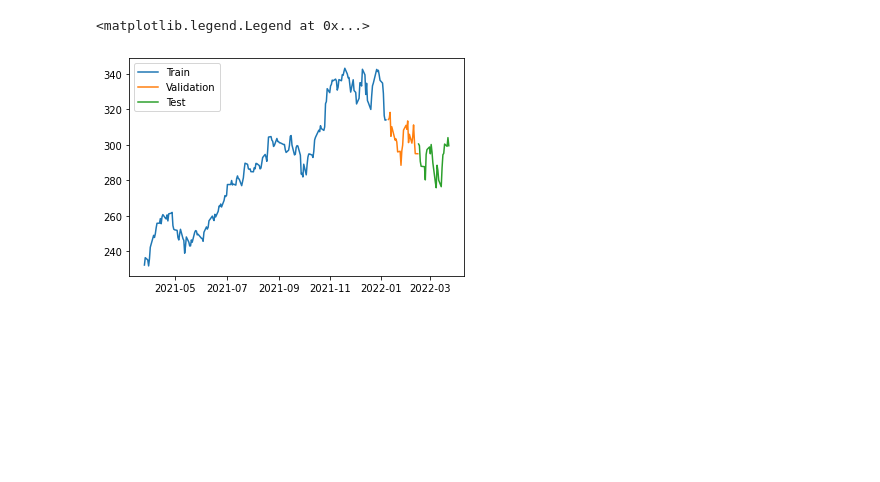
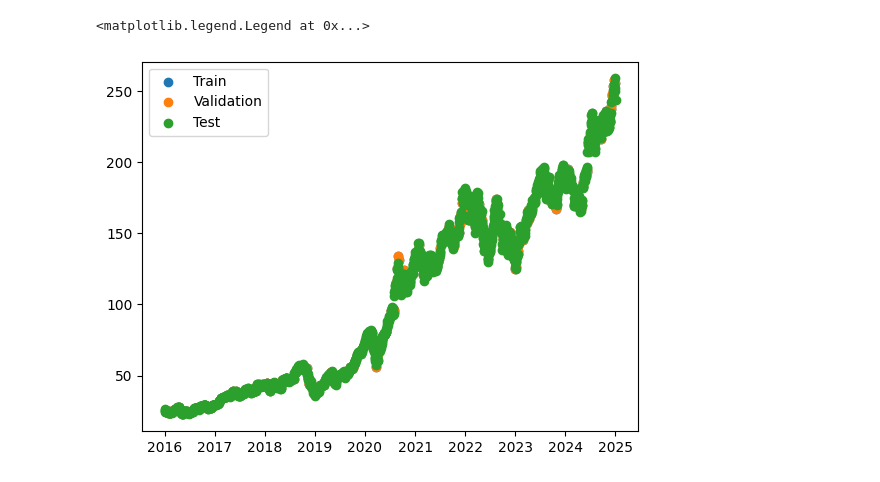
Before and after one commit to lifrocszh/Projects, a Jupyter notebook: Deep Learning/Microsoft_Stock_Forecasting_with_LSTMs.ipynb, the cells around one changed output. Saved outputs shown, nothing was run; the diff lists cells and outputs as text; code cells hidden in the pictures; blank space fills up the shorter version.

```diff
--- a/Deep Learning/Microsoft_Stock_Forecasting_with_LSTMs.ipynb
+++ b/Deep Learning/Microsoft_Stock_Forecasting_with_LSTMs.ipynb
@@ -61,10 +27,5 @@ Name: Date, Length: 9082, dtype: object
 # %%
-import datetime
-
 def str_to_datetime(s):
-  split = s.split('-')
-  year, month, day = int(split[0]), int(split[1]), int(split[2])
+  split = s.split('/')
+  month, day, year = int(split[0]), int(split[1]), int(split[2])
   return datetime.datetime(year=year, month=month, day=day)
-
-datetime_object = str_to_datetime('1986-03-19')
-datetime_object
@@ -89,4 +32,6 @@ df
 # %%
 df['Date'] = df['Date'].apply(str_to_datetime)
-df['Date']
+df.index = df.pop('Date')
+df['Close/Last'] = df['Close/Last'].str.replace('$', '').astype(float)
+df.head()
 # %% [output]
@@ -127,0 +45,3 @@ df
+# %%
+df.sort_index(inplace=True)
+df.head()
@@ -152,7 +80,7 @@ def df_to_windowed_df(dataframe, first_date_str, last_date_str, n=3):
       print(f'Error: Window of size {n} is too large for date {target_date}')
       return
 
-    values = df_subset['Close'].to_numpy()
+    values = df_subset['Close/Last'].to_numpy()
     x, y = values[:-1], values[-1]
 
     dates.append(target_date)
@@ -186,11 +114,11 @@ def df_to_windowed_df(dataframe, first_date_str, last_date_str, n=3):
 
   return ret_df
 
-# Start day second time around: '2021-03-25'
+# Initalise start date
 windowed_df = df_to_windowed_df(df,
-                                '2021-03-25',
-                                '2022-03-23',
-                                n=3)
+                                '01/01/2016', # start date
+                                '01/02/2025', # end date
+                                n=3) # target window
 windowed_df
 # %% [output]
 |  | Target Date | Target-3 | Target-2 | Target-1 | Target |
@@ -227,17 +155,18 @@ dates.shape, X.shape, y.shape
 # %%
 q_80 = int(len(dates) * .8)
 q_90 = int(len(dates) * .9)
 
-dates_train, X_train, y_train = dates[:q_80], X[:q_80], y[:q_80]
+# 80% training data
+dates_train, dates_val, X_train, X_val, y_train, y_val = train_test_split(dates, X, y, test_size=0.8, random_state=1)
+# 10% validation data
+dates_val, dates_test, X_val, X_test, y_val, y_test = train_test_split(dates, X, y, test_size=0.8, random_state=1)
+# 10% test data
 
-dates_val, X_val, y_val = dates[q_80:q_90], X[q_80:q_90], y[q_80:q_90]
-dates_test, X_test, y_test = dates[q_90:], X[q_90:], y[q_90:]
-
-plt.plot(dates_train, y_train)
-plt.plot(dates_val, y_val)
-plt.plot(dates_test, y_test)
+plt.scatter(dates_train, y_train)
+plt.scatter(dates_val, y_val)
+plt.scatter(dates_test, y_test)
 
 plt.legend(['Train', 'Validation', 'Test'])
 # %% [output]
 <matplotlib.legend.Legend at 0x...>
-[figure, old version]
+[figure, new version]
```
Also changed, not shown: parts of 32 cells of this notebook.
